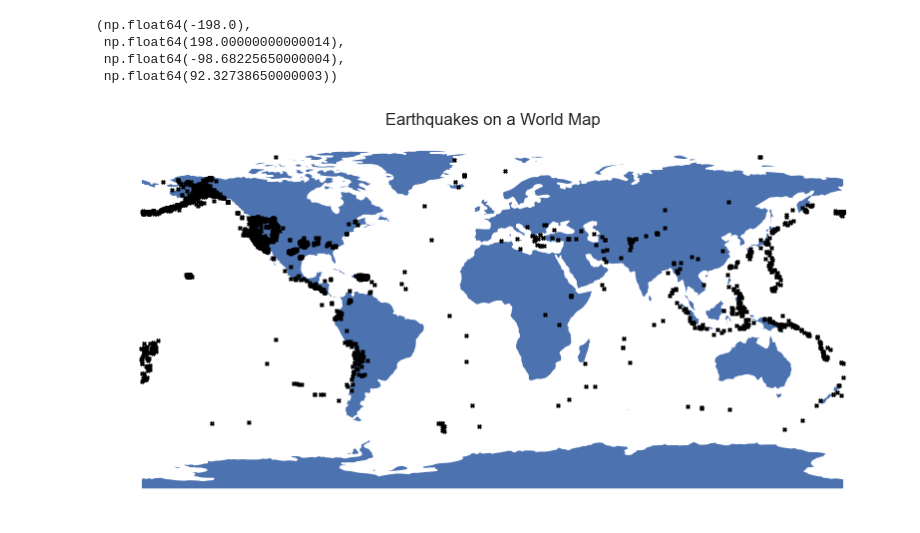
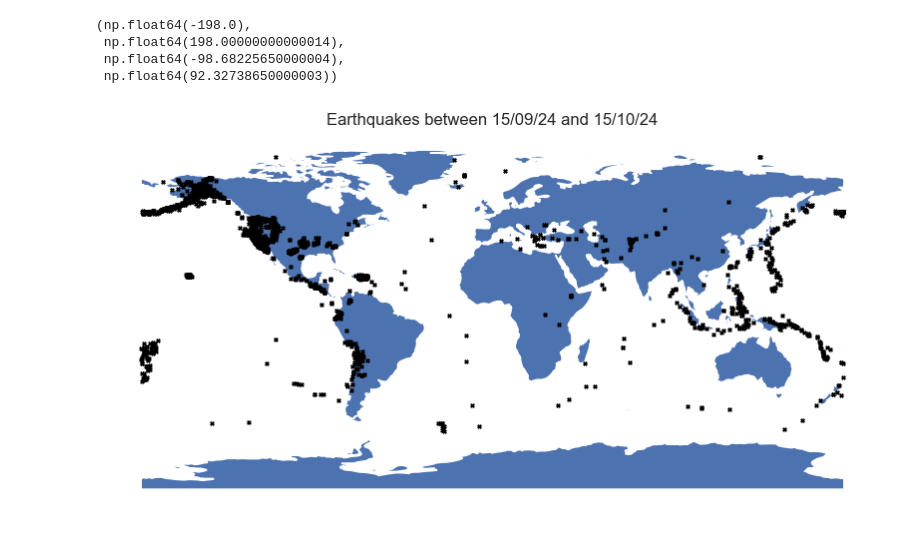
Before and after one commit to rulawrence/TDARuby, a Jupyter notebook: earthquakes.ipynb, the cells around one changed output. Saved outputs shown, nothing was run; the diff lists cells and outputs as text; code cells hidden in the pictures.

```diff
--- a/earthquakes.ipynb
+++ b/earthquakes.ipynb
@@ -1,31 +1,31 @@
 # %%
 import matplotlib.pyplot as plt
 import numpy as np
 import pandas as pd
 import geopandas as gpd
 from shapely.geometry import Point
 from geopandas import GeoDataFrame
 from geopandas import GeoSeries
 import geodatasets
 
 # getting data
 df = pd.read_csv("earthquakes.csv")
 
 # creating coordinates (POINTS)
 df_geometry = [Point(xy) for xy in zip(df.longitude, df.latitude)]
 gdf = gpd.GeoDataFrame(df, geometry = df_geometry)
 
 # getting world file from geodatasets and then plotting the coordinates on it
 world = gpd.read_file(geodatasets.data.naturalearth.land['url'])
 gdf.plot(ax=world.plot(figsize=(10, 6)), marker='x', color='black', markersize=6)
-plt.title("Earthquakes on a World Map")
+plt.title("Earthquakes between 15/09/24 and 15/10/24")
 plt.axis("off")
 # %% [output]
 (np.float64(-198.0),
  np.float64(198.00000000000014),
  np.float64(-98.68225650000004),
  np.float64(92.32738650000003))
-[figure, old version]
+[figure, new version]
 # %%
 import matplotlib.pyplot as plt
 import numpy as np
```
Also changed, not shown: parts of 2 cells of this notebook.
